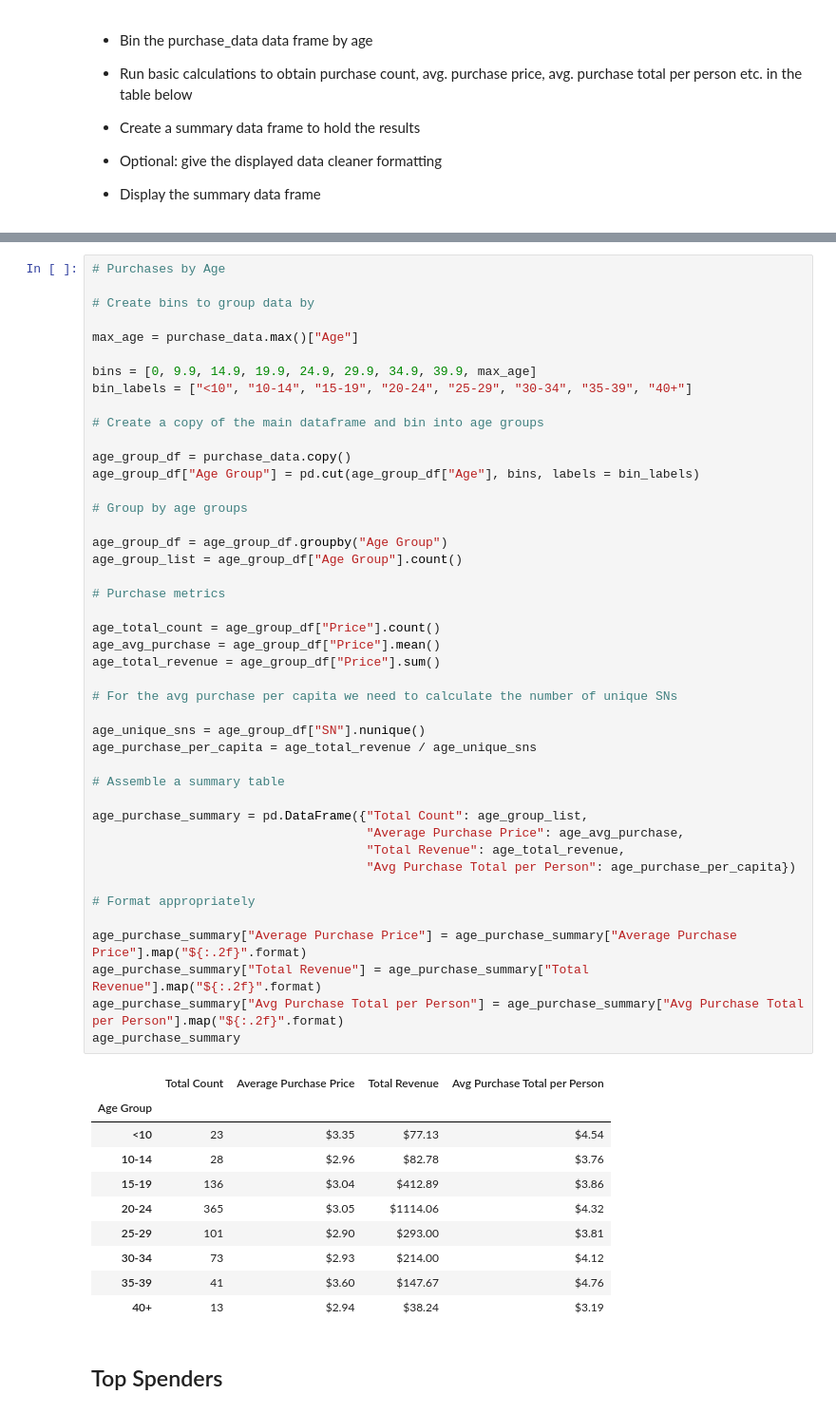
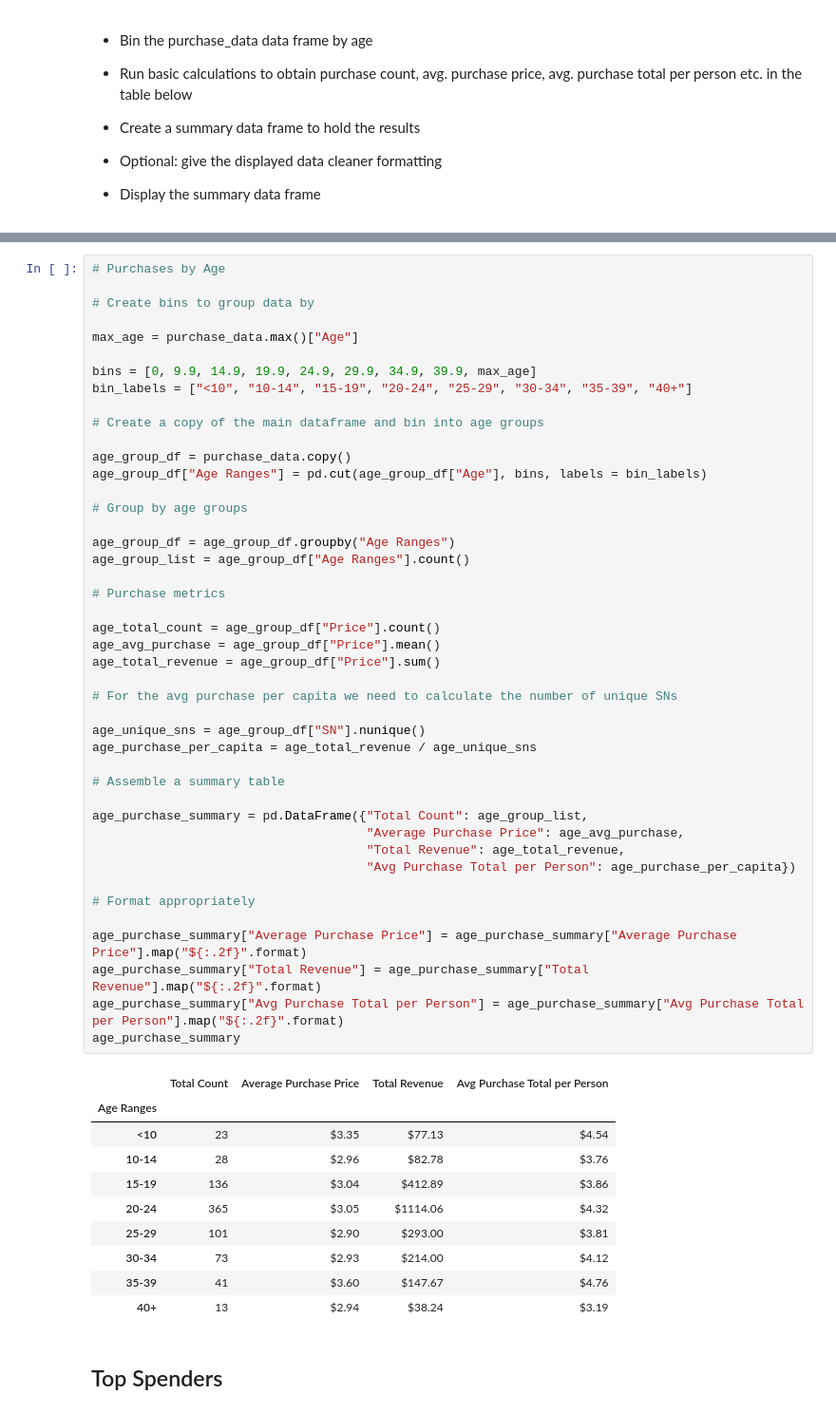
Before and after one commit to luchovzla/pandas-challenge, a Jupyter notebook: HeroesOfPymoli/HeroesOfPymoli_starter.ipynb, the cells around one changed output, grey strips where cells are left out. Shown: that part at 95% size. Saved outputs shown, nothing was run; the diff lists cells and outputs as text.

```diff
--- a/HeroesOfPymoli/HeroesOfPymoli_starter.ipynb
+++ b/HeroesOfPymoli/HeroesOfPymoli_starter.ipynb
@@ -266,40 +254,40 @@ bin_labels = ["<10", "10-14", "15-19", "20-24", "25-29", "30-34", "35-39", "40+"
 # Create a copy of the main dataframe and bin into age groups
 
 age_group_df = purchase_data.copy()
-age_group_df["Age Group"] = pd.cut(age_group_df["Age"], bins, labels = bin_labels)
+age_group_df["Age Ranges"] = pd.cut(age_group_df["Age"], bins, labels = bin_labels)
 
 # Group by age groups
 
-age_group_df = age_group_df.groupby("Age Group")
-age_group_list = age_group_df["Age Group"].count()
+age_group_df = age_group_df.groupby("Age Ranges")
+age_group_list = age_group_df["Age Ranges"].count()
 
 # Purchase metrics
 
 age_total_count = age_group_df["Price"].count()
 age_avg_purchase = age_group_df["Price"].mean()
 age_total_revenue = age_group_df["Price"].sum()
 
 # For the avg purchase per capita we need to calculate the number of unique SNs
 
 age_unique_sns = age_group_df["SN"].nunique()
 age_purchase_per_capita = age_total_revenue / age_unique_sns
 
 # Assemble a summary table
 
 age_purchase_summary = pd.DataFrame({"Total Count": age_group_list,
                                      "Average Purchase Price": age_avg_purchase,
                                      "Total Revenue": age_total_revenue,
                                      "Avg Purchase Total per Person": age_purchase_per_capita})
 
 # Format appropriately
 
 age_purchase_summary["Average Purchase Price"] = age_purchase_summary["Average Purchase Price"].map("${:.2f}".format)
 age_purchase_summary["Total Revenue"] = age_purchase_summary["Total Revenue"].map("${:.2f}".format)
 age_purchase_summary["Avg Purchase Total per Person"] = age_purchase_summary["Avg Purchase Total per Person"].map("${:.2f}".format)
 age_purchase_summary
 # %% [output]
 |  | Total Count | Average Purchase Price | Total Revenue | Avg Purchase Total per Person |
-| Age Group |  |  |  |  |
+| Age Ranges |  |  |  |  |
 | <10 | 23 | $3.35 | $77.13 | $4.54 |
 | 10-14 | 28 | $2.96 | $82.78 | $3.76 |
 | 15-19 | 136 | $3.04 | $412.89 | $3.86 |
```
Also changed, not shown: parts of 6 cells of this notebook.
